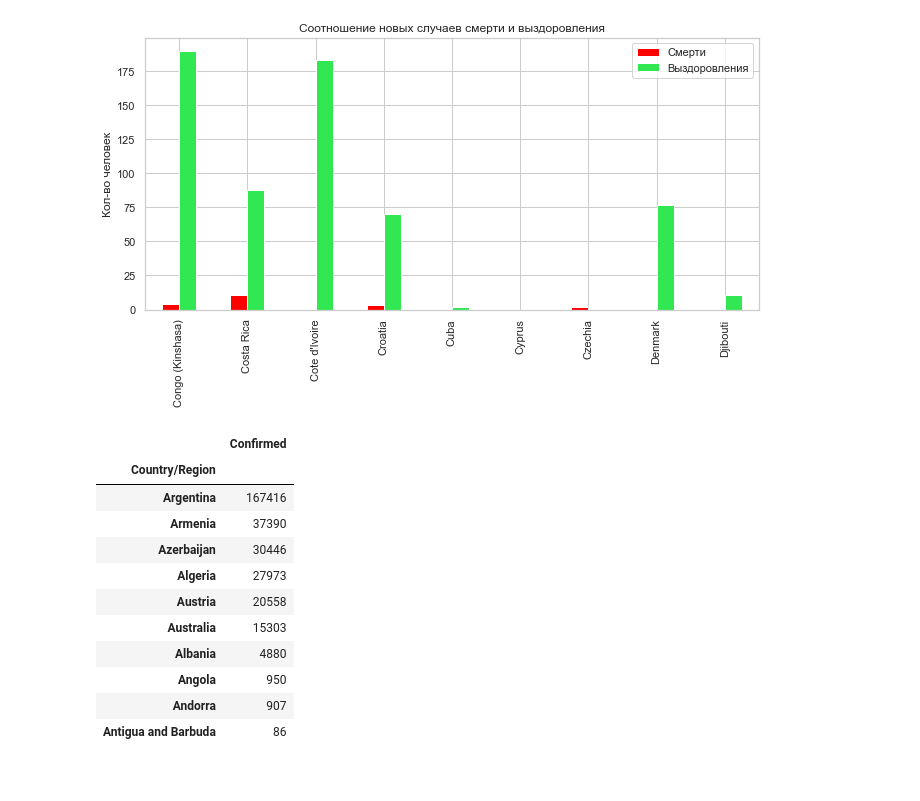
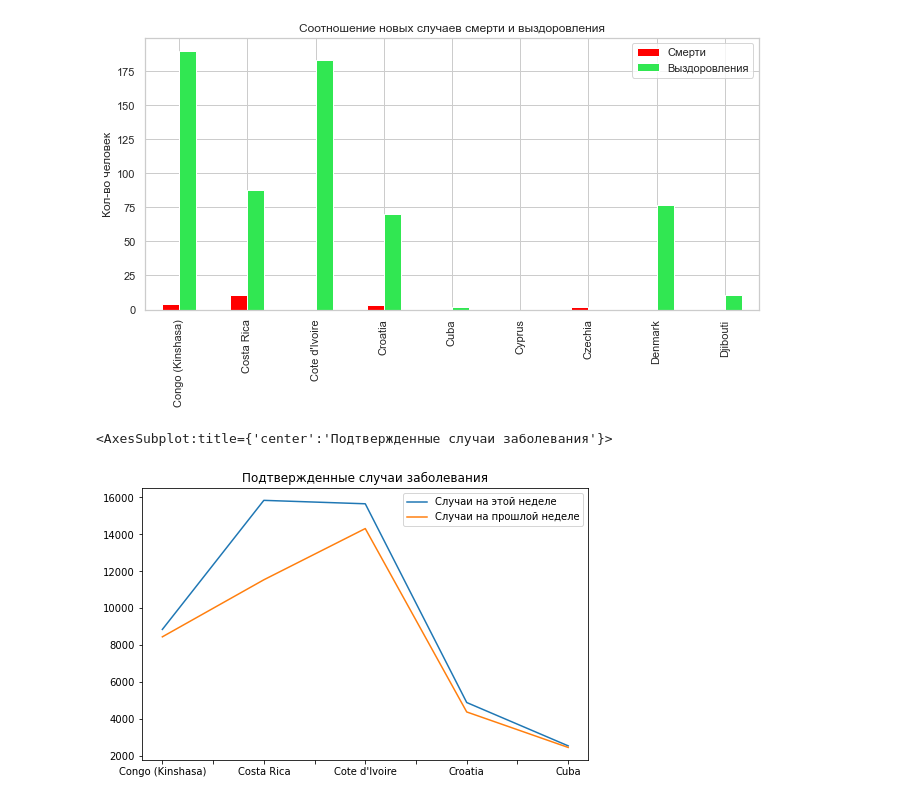
Before and after one commit to ksprus/ucheba, a Jupyter notebook: statistics/visual/Untitled.ipynb, the cells around one changed output. Saved outputs shown, nothing was run; the diff lists cells and outputs as text; code cells hidden in the pictures.

```diff
--- a/statistics/visual/Untitled.ipynb
+++ b/statistics/visual/Untitled.ipynb
@@ -40,23 +40,13 @@ datas.plot(kind='bar',title='Соотношение новых случаев с
 # %%
 import pandas as pd
 import numpy as np
 import matplotlib.pyplot as plt
 
 data=pd.read_csv('country_wise_latest.csv')
-datas=data.loc[1:10,['Country/Region','Confirmed',  'Deaths', 'Recovered']]
-datas=datas[['Country/Region','Confirmed']].groupby('Country/Region').sum().sort_values('Confirmed',ascending=False)
-
-datas.style.bar(align='mid', color='#22E0D4')
+datas=data.loc[40:44,['Country/Region','Confirmed', 'Confirmed last week']]
+datas=datas[['Country/Region','Confirmed', 'Confirmed last week']].groupby('Country/Region').sum()
+datas=datas.rename(columns={'Confirmed':'Случаи на этой неделе',  'Confirmed last week':'Случаи на прошлой неделе'})
+datas.plot(title='Подтвержденные случаи заболевания', xlabel='', figsize=(8,5))
 # %% [output]
-|  | Confirmed |
-| Country/Region |  |
-| Argentina | 167416 |
-| Armenia | 37390 |
-| Azerbaijan | 30446 |
-| Algeria | 27973 |
-| Austria | 20558 |
-| Australia | 15303 |
-| Albania | 4880 |
-| Angola | 950 |
-| Andorra | 907 |
-| Antigua and Barbuda | 86 |
+<AxesSubplot:title={'center':'Подтвержденные случаи заболевания'}>
+[figure, added]
```
